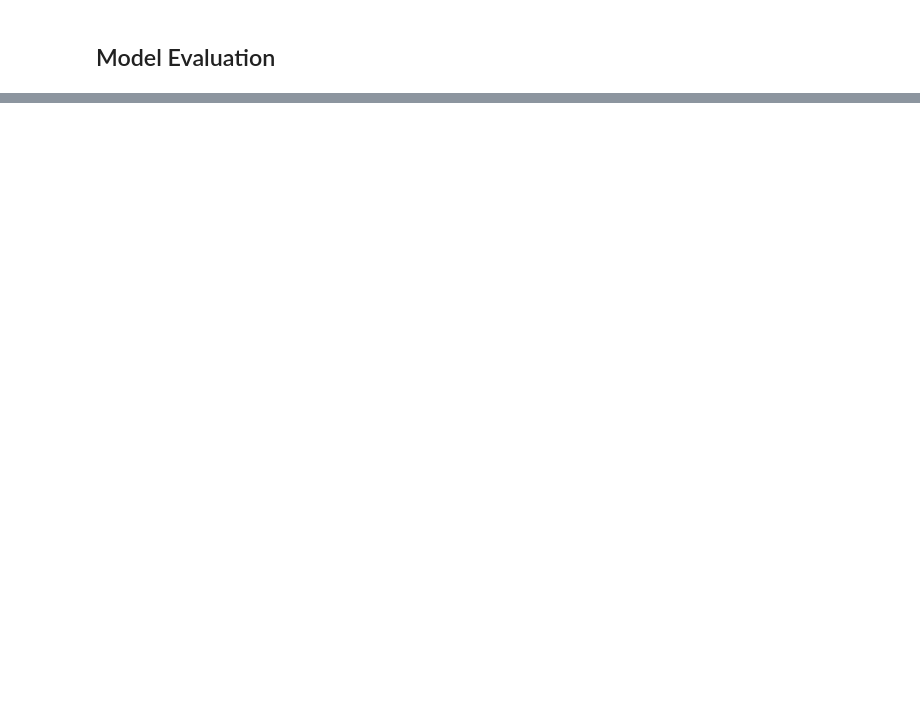
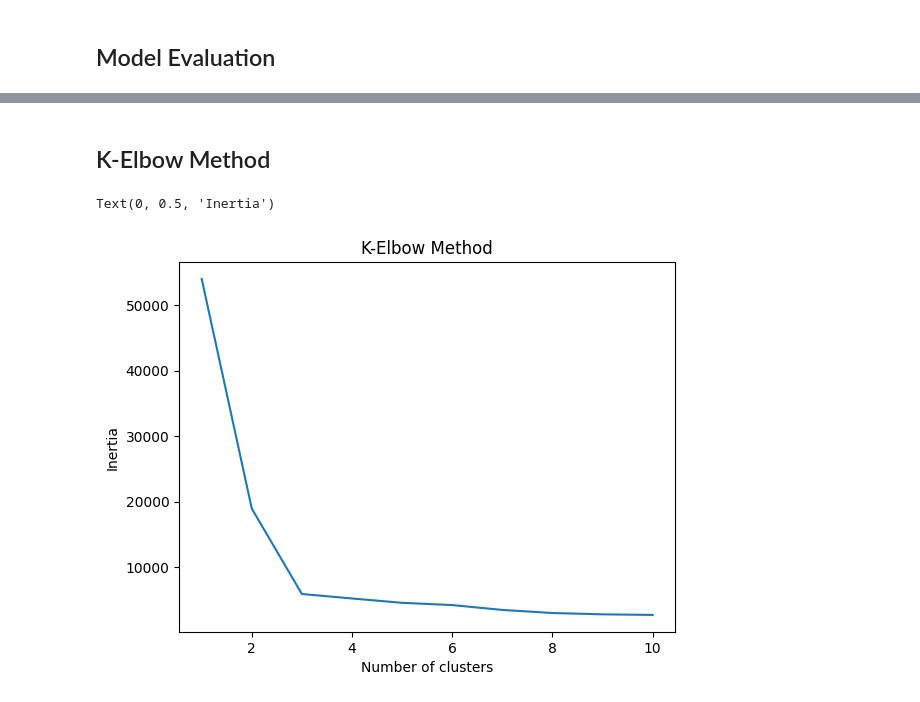
Before and after one commit to vishwasg217/ml-from-scratch, a Jupyter notebook: k-means-clustering/kmeans.ipynb, the cells around one changed output, grey strips where cells are left out. Saved outputs shown, nothing was run; the diff lists cells and outputs as text; code cells hidden in the pictures; blank space fills up the shorter version.

Commit message:
k-elbow method

```diff
--- a/k-means-clustering/kmeans.ipynb
+++ b/k-means-clustering/kmeans.ipynb
@@ -101,0 +101,18 @@ plt.scatter(X_test[:, 0], X_test[:, 1], c=preds)
+# %% [markdown]
+## K-Elbow Method
+# %%
+inertias = []
+max_k = 10
+
+for k in range(1, max_k + 1):
+    kmeans = KMeans(k=k)
+    kmeans.fit(X_train)
+    inertias.append(kmeans.inertia)
+
+plt.plot(range(1, max_k+1), inertias)
+plt.title('K-Elbow Method')
+plt.xlabel('Number of clusters')
+plt.ylabel('Inertia')
+# %% [output]
+Text(0, 0.5, 'Inertia')
+[figure, added]
```
Also changed, not shown: parts of 4 cells of this notebook.
